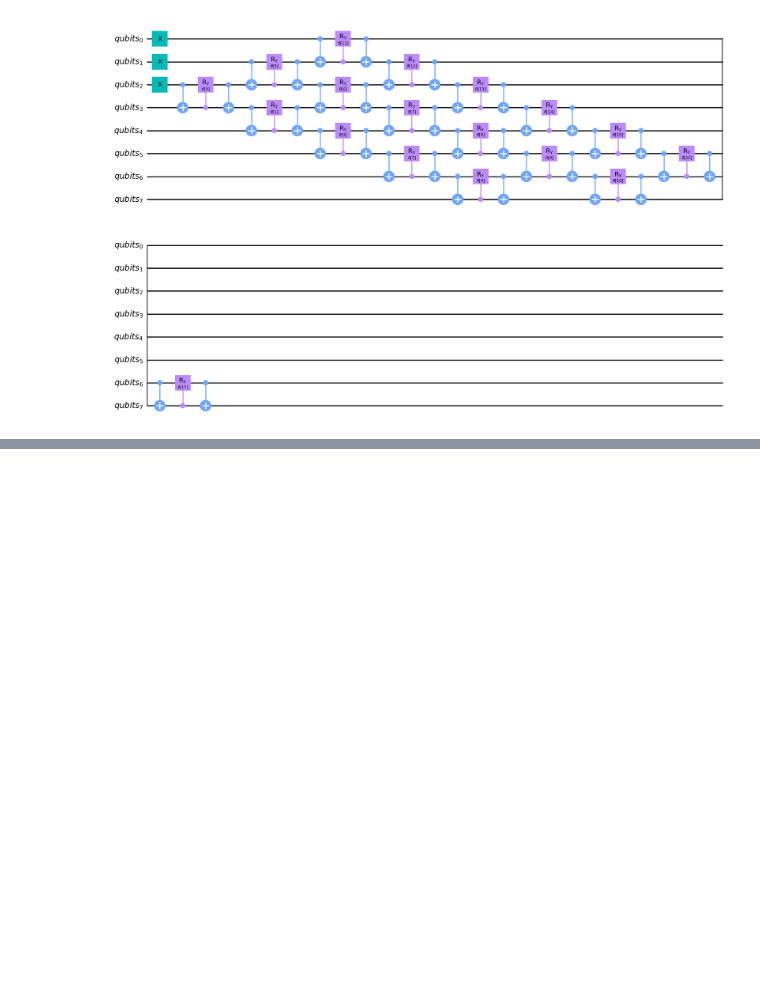
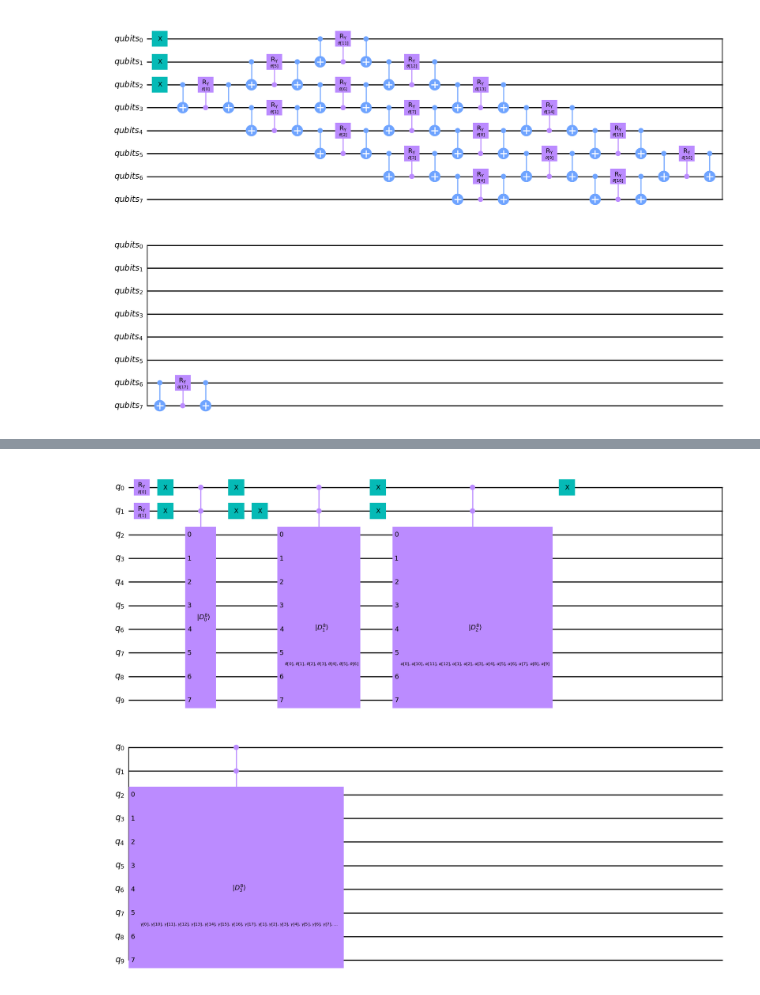
Before and after one commit to jvscursulim/quantum-optimization-dicke-states, a Jupyter notebook: src/notebooks/variational_quantum_eigensolver.ipynb, the cells around one changed output, grey strips where cells are left out. Saved outputs shown, nothing was run; the diff lists cells and outputs as text; code cells hidden in the pictures; blank space fills up the shorter version.

Commit message:
first simulations with dicke state mixture

```diff
--- a/src/notebooks/variational_quantum_eigensolver.ipynb
+++ b/src/notebooks/variational_quantum_eigensolver.ipynb
@@ -170,0 +253,3 @@ plot_histogram(data=counts)
+# %%
+quad_model = from_docplex_mp(model=model)
+print(quad_model.prettyprint())
@@ -170,0 +274,4 @@ plot_histogram(data=counts)
+# %%
+qubo_converter = OptimizationProblemToQubo(penalty=1e-12)
+qubo = qubo_converter.convert(quad_model)
+print(qubo.prettyprint())
@@ -170,0 +296,35 @@ plot_histogram(data=counts)
+# %%
+ising, offset = qubo.to_ising()
+# %%
+identity = SparsePauliOp(data="II", coeffs=[1])
+ising_expanded = ising.tensor(other=identity)
+# %%
+qubits = QuantumRegister(size=ising_expanded.num_qubits, name="q")
+params_vec = ParameterVector(name=r"$\delta$", length=ising_expanded.num_qubits-ising.num_qubits)
+
+qc = QuantumCircuit(qubits)
+for idx, param in enumerate(params_vec):
+    qc.ry(theta=param, qubit=qubits[idx])
+
+params_names = {0: "", 1: "theta", 2: "alpha", 3: "gamma"}
+
+for k in range(4):
+    dicke = DickeStateAnsatz().generate_quantum_circuit(n=len(tickers), k=k, measurement=False, param_name=params_names[k])
+    if k == 0:
+        qc.x(qubit=qubits[[i for i in range(ising_expanded.num_qubits-ising.num_qubits)]])
+    elif k == 1:
+        qc.x(qubit=qubits[1])
+    elif k == 2:
+        qc.x(qubit=qubits[0])
+    dicke_gate = dicke.to_gate(label=rf"$\vert D^{len(tickers)}_{k} \rangle$").control(2)
+    qc.append(dicke_gate, qargs=range(qubits.size))
+    if k == 0:
+        qc.x(qubit=qubits[[i for i in range(ising_expanded.num_qubits-ising.num_qubits)]])
+    elif k == 1:
+        qc.x(qubit=qubits[1])
+    elif k == 2:
+        qc.x(qubit=qubits[0])
+
+qc.draw(output="mpl", style="clifford")
+# %% [output]
+[figure, added]
```
Also changed, not shown: parts of 32 cells of this notebook, 2 other files.
